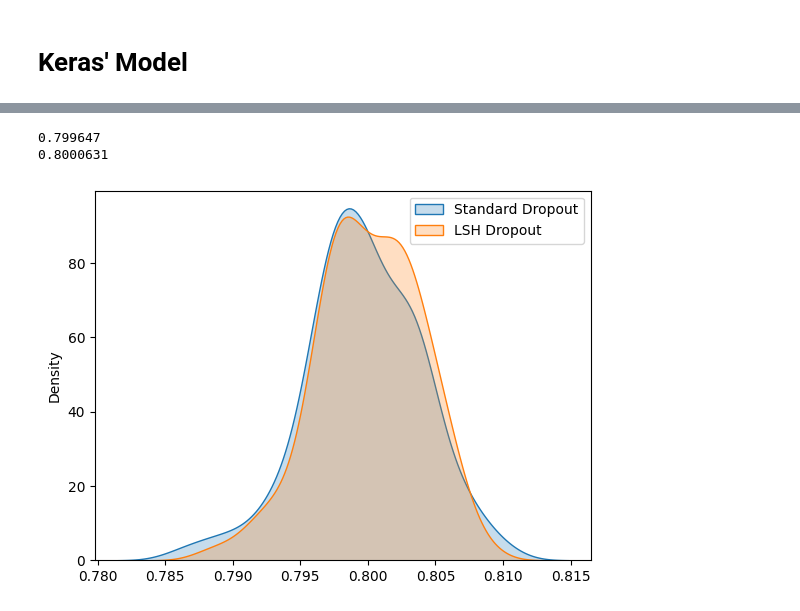
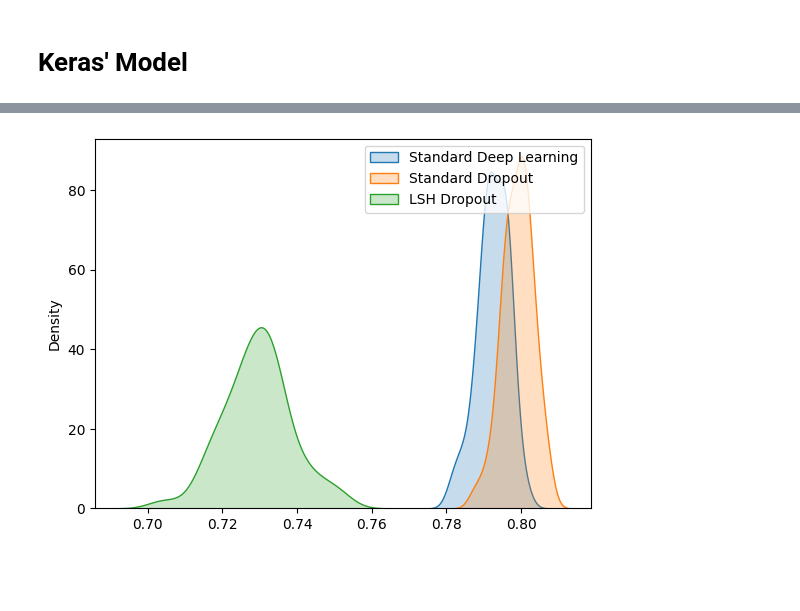
Before and after one commit to Winter-Shen/NeuralNetwork, a Jupyter notebook: mnist.ipynb, the cells around one changed output, grey strips where cells are left out. Saved outputs shown, nothing was run; the diff lists cells and outputs as text; code cells hidden in the pictures; blank space fills up the shorter version.

```diff
--- a/mnist.ipynb
+++ b/mnist.ipynb
@@ -102,16 +122,13 @@ def f(x_train, y_train, x_test, y_test, model, batch_size, epoches, weight = Non
 # %%
-reload(NeuralNetwork)
-from NeuralNetwork import MyModel, MyLayer
-# Fitting parameters
 batch_size = 128
 hidden_units = 128
-epoches = 5
-# Standard Deep Neural Network
-m = MyModel()
-m.addLayer(MyLayer(input_size, hidden_units, dropout = True, dropout_probability = 0.5))
-m.addLayer(MyLayer(hidden_units, num_labels))
-# Deep Neural Network with LSH dropout
-lshm = MyModel()
-lshm.addLayer(MyLayer(input_size, hidden_units, dropout_lsh = True, function_num=1))
-lshm.addLayer(MyLayer(hidden_units, num_labels))
+epoch = 5
+dropout_probability = 0.5
+# Dropout Deep Neural Network
+dropout = MyModel()
+dropout.addLayer(MyLayer(input_size, hidden_units, dropout = True, dropout_probability = 0.5))
+dropout.addLayer(MyLayer(hidden_units, num_labels))
+# standard dropout
+print("Deep Learning with Dropout")
+print("\nAccuracy: " + str(f(x_train, y_train, x_test, y_test, dropout, batch_size, epoches = epoch, progress = True)))
 # %% [output]
@@ -142,2 +142,2 @@ Accuracy: 0.8131
 # %%
-accuracy = [f(x_train, y_train, x_test, y_test, m, batch_size, epoches = epoches, progress = False) for i in range(100)]
+accuracy_dropout = [f(x_train, y_train, x_test, y_test, dropout, batch_size, epoches = epoch, progress = False) for i in range(50)]
@@ -143,0 +146,12 @@ accuracy = [f(x_train, y_train, x_test, y_test, m, batch_size, epoches = epoches
+# %%
+batch_size = 128
+hidden_units = 128
+epoch = 5
+function_num = 1
+# Deep Neural Network with LSH dropout
+LSH = MyModel()
+LSH.addLayer(MyLayer(input_size, hidden_units, dropout_lsh = True, function_num=1))
+LSH.addLayer(MyLayer(hidden_units, num_labels))
+# LSH dropout
+print("Deep Learning with LSH Dropout")
+print("\nAccuracy: " + str(f(x_train, y_train, x_test, y_test, LSH, batch_size, epoches = epoch, progress = True)))
@@ -144,15 +166,10 @@ accuracy = [f(x_train, y_train, x_test, y_test, m, batch_size, epoches = epoches
 # %%
-accuracy_lsh = [f(x_train, y_train, x_test, y_test, lshm, batch_size, epoches = epoches, progress = False) for i in range(100)]
+accuracy_LSH = [f(x_train, y_train, x_test, y_test, LSH, batch_size, epoches = epoch, progress = False) for i in range(50)]
-# %%
-print(np.mean(accuracy))
-print(np.mean(accuracy_lsh))
-# %% [output]
-0.799647
-0.8000631
 # %%
-sns.kdeplot(accuracy, fill=True, label="Standard Dropout")
-sns.kdeplot(accuracy_lsh, fill=True, label="LSH Dropout")
+sns.kdeplot(accuracy_standard, fill=True, label="Standard Deep Learning")
+sns.kdeplot(accuracy_dropout, fill=True, label="Standard Dropout")
+sns.kdeplot(accuracy_LSH, fill=True, label="LSH Dropout")
 plt.legend()
 plt.show()
 # %% [output]
-[figure, old version]
+[figure, new version]
```
Also changed, not shown: parts of 14 cells of this notebook, 2 other files.
